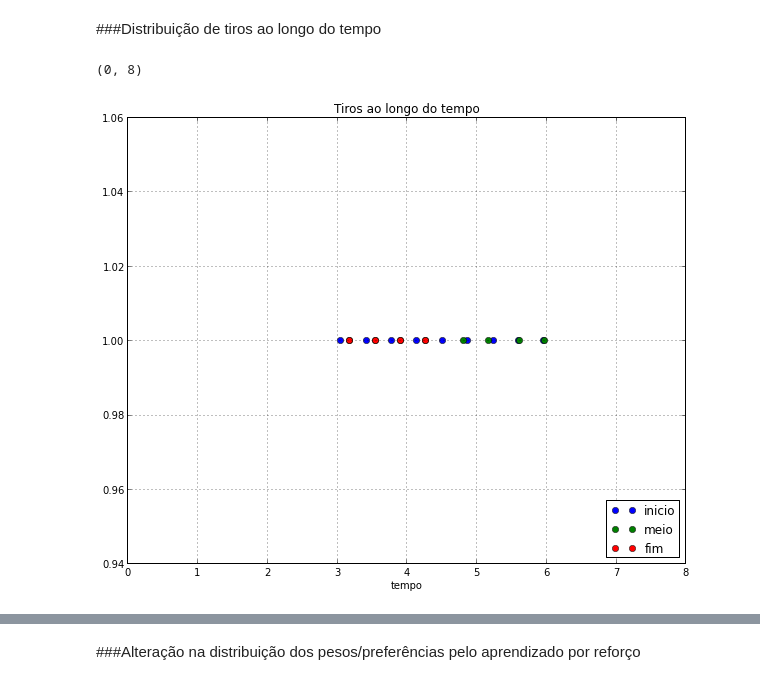
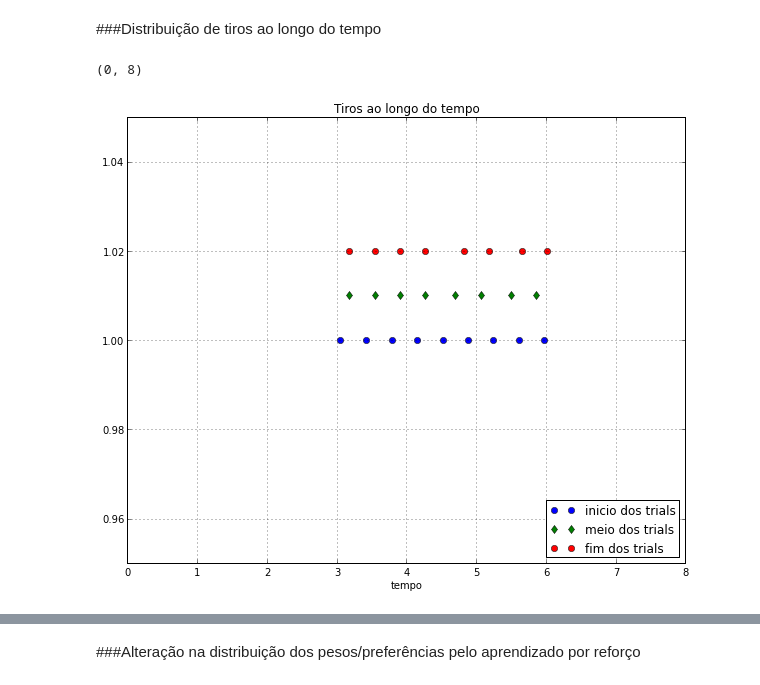
Before and after one commit to Warvito/SisCog_SOAR, a Jupyter notebook: AmbCogSis.ipynb, the cells around one changed output, grey strips where cells are left out. Cells and saved outputs as stored; diff of their text form; code cells hidden in the pictures.

```diff
--- a/AmbCogSis.ipynb
+++ b/AmbCogSis.ipynb
@@ -220,21 +221,22 @@ plt.legend(loc=1)
 # %%
 tempoBordaCentro = tempoAlvoMoverAteFim * 48 /1024
 tamTempos = np.size(firesTime)
 plt.figure(1,figsize=(10,8))
 plt.clf
 plt.grid()
-plt.plot(firesTime[0],np.ones(np.size(firesTime[0])), 'ob', label='inicio')
-plt.plot(firesTime[tamTempos/2],np.ones(np.size(firesTime[tamTempos/2])), 'og', label='meio')
-plt.plot(firesTime[-1],np.ones(np.size(firesTime[-1])), 'or', label='fim')
+plt.plot(firesTime[0],np.ones(np.size(firesTime[0])), 'ob', label='inicio dos trials')
+plt.plot(firesTime[tamTempos/2],np.ones(np.size(firesTime[tamTempos/2]))+0.01, 'dg', label='meio dos trials')
+plt.plot(firesTime[-1],np.ones(np.size(firesTime[-1]))+0.02, 'or', label='fim dos trials')
+plt.ylim(ymax=1.05, ymin=0.95)
 plt.xlabel('tempo')
 plt.ylabel('')
 plt.title('Tiros ao longo do tempo')
 plt.legend(loc=4)
 plt.xlim(xmin = 0, xmax = 8)
 #bordaTemp1 = tempoAlvoMoverAteFim/2 - tempoBordaCentro
 #bordaTemp2 = tempoAlvoMoverAteFim/2 + tempoBordaCentro
 #plt.plot([bordaTemp1, bordaTemp1], [0.98, 1.02] ,'y')
 #plt.plot([bordaTemp2, bordaTemp2], [0.98, 1.02] ,'y')
 # %% [output]
 (0, 8)
-[figure, old version]
+[figure, new version]
```
Also changed, not shown: parts of 23 cells of this notebook.
